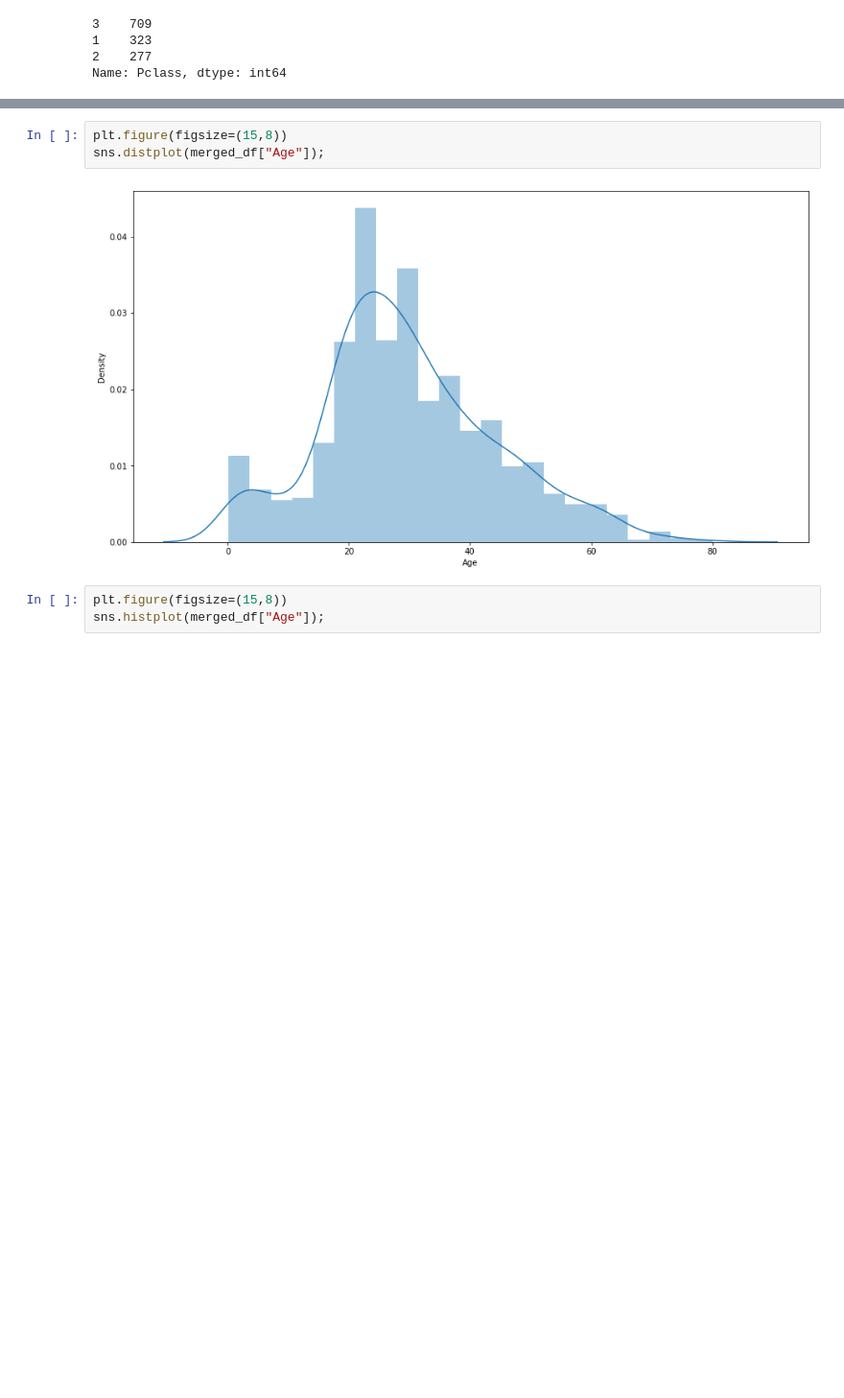
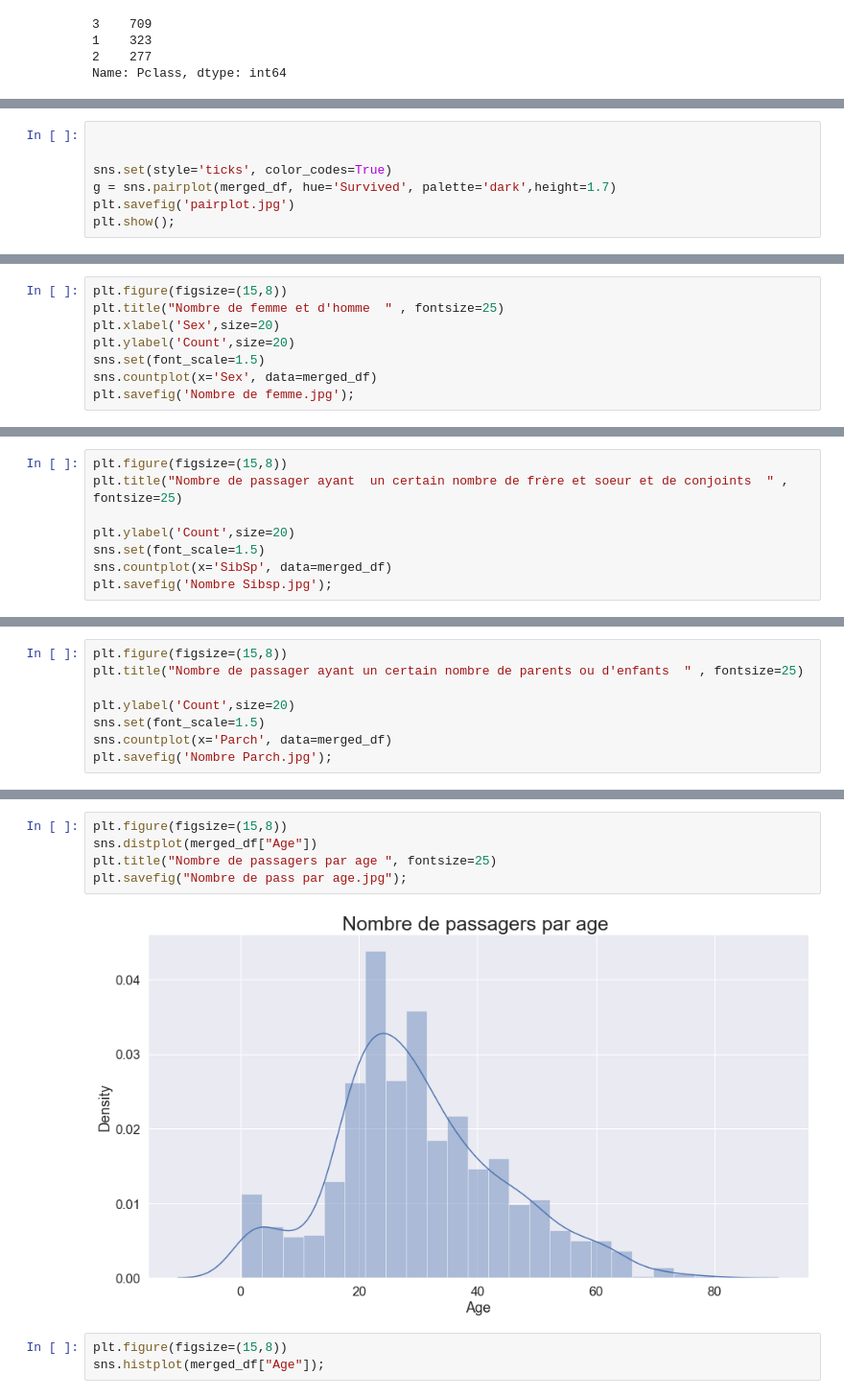
Before and after one commit to bouhamidi/Projet_fdd, a Jupyter notebook: Untitled.ipynb, the cells around one changed output, grey strips where cells are left out. Shown: that part at 96% size. Cells and saved outputs as stored; diff of their text form; blank space fills up the shorter version.

```diff
--- a/Untitled.ipynb
+++ b/Untitled.ipynb
@@ -106,0 +135,7 @@ Name: Pclass, dtype: int64
+# %%
+
+
+sns.set(style='ticks', color_codes=True)
+g = sns.pairplot(merged_df, hue='Survived', palette='dark',height=1.7)
+plt.savefig('pairplot.jpg')
+plt.show();
@@ -106,0 +144,8 @@ Name: Pclass, dtype: int64
+# %%
+plt.figure(figsize=(15,8))
+plt.title("Nombre de femme et d'homme  " , fontsize=25)
+plt.xlabel('Sex',size=20)
+plt.ylabel('Count',size=20)
+sns.set(font_scale=1.5)
+sns.countplot(x='Sex', data=merged_df)
+plt.savefig('Nombre de femme.jpg');
@@ -106,0 +162,8 @@ Name: Pclass, dtype: int64
+# %%
+plt.figure(figsize=(15,8))
+plt.title("Nombre de passager ayant  un certain nombre de frère et soeur et de conjoints  " , fontsize=25)
+
+plt.ylabel('Count',size=20)
+sns.set(font_scale=1.5)
+sns.countplot(x='SibSp', data=merged_df)
+plt.savefig('Nombre Sibsp.jpg');
@@ -106,0 +172,8 @@ Name: Pclass, dtype: int64
+# %%
+plt.figure(figsize=(15,8))
+plt.title("Nombre de passager ayant un certain nombre de parents ou d'enfants  " , fontsize=25)
+
+plt.ylabel('Count',size=20)
+sns.set(font_scale=1.5)
+sns.countplot(x='Parch', data=merged_df)
+plt.savefig('Nombre Parch.jpg');
@@ -113,8 +267,10 @@ sns.barplot(x=merged_df['Pclass'].unique(), y=merged_df['Pclass'].value_counts()
 # %%
 plt.figure(figsize=(15,8))
-sns.distplot(merged_df["Age"]);
+sns.distplot(merged_df["Age"])
+plt.title("Nombre de passagers par age ", fontsize=25)
+plt.savefig("Nombre de pass par age.jpg");
 # %% [output]
-[figure, old version]
+[figure, new version]
 # %%
 plt.figure(figsize=(15,8))
 sns.histplot(merged_df["Age"]);
```
Also changed, not shown: parts of 21 cells of this notebook, 17 other files.
